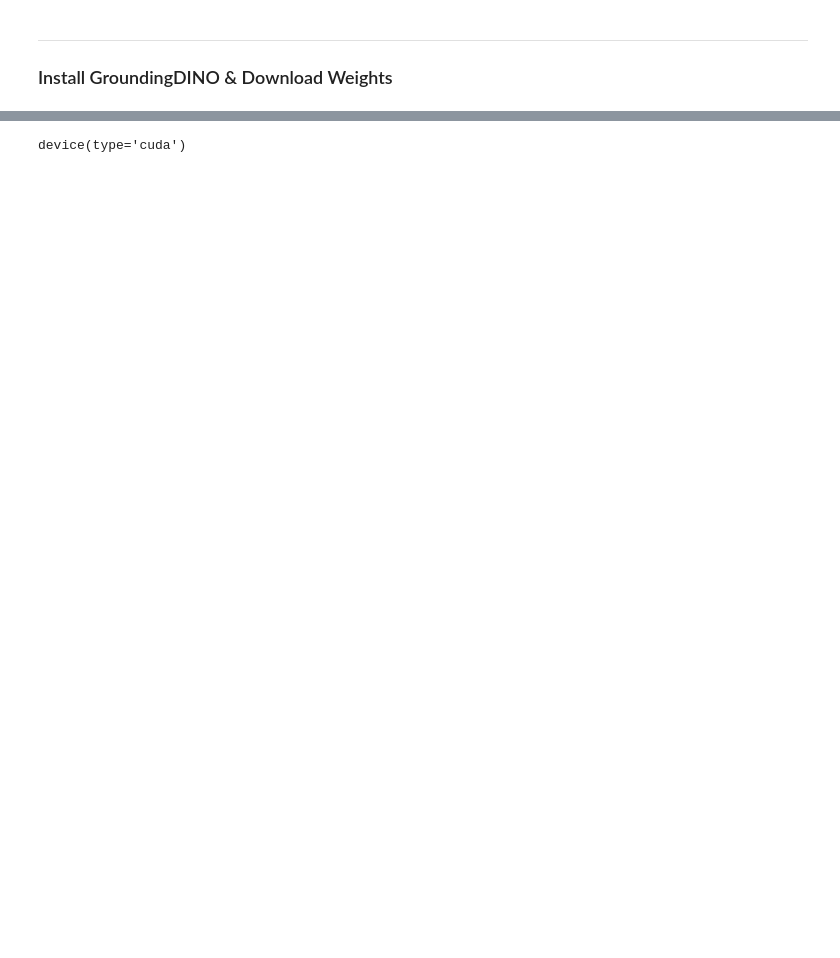
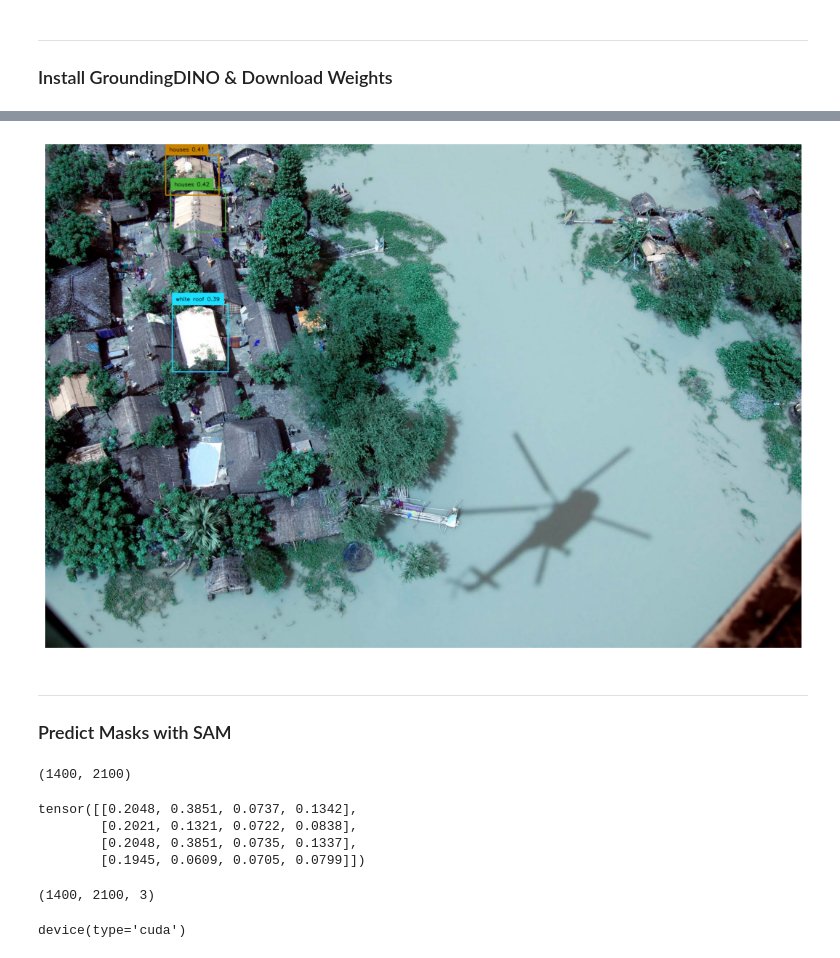
Before and after one commit to tkra90/this-is-cvision, a Jupyter notebook: notebooks/03-sam-plus-grounding-dino.ipynb, the cells around one changed output, grey strips where cells are left out. Saved outputs shown, nothing was run; the diff lists cells and outputs as text; code cells hidden in the pictures; blank space fills up the shorter version.

```diff
--- a/notebooks/03-sam-plus-grounding-dino.ipynb
+++ b/notebooks/03-sam-plus-grounding-dino.ipynb
@@ -84,0 +68,8 @@ mask_generator = SamAutomaticMaskGenerator(sam,
+# %%
+FLOOD_DS_ROOT = '/kaggle/input/flood-area-segmentation'
+BOX_TRESHOLD = 0.35
+TEXT_TRESHOLD = 0.25
+
+image_files = sorted(glob(FLOOD_DS_ROOT+"/Image/*"))
+
+image_source, image = load_image(image_files[7])
@@ -84,0 +79,14 @@ mask_generator = SamAutomaticMaskGenerator(sam,
+# %%
+%%time
+
+TEXT_PROMPT = "houses with white roof "
+
+boxes, logits, phrases = predict(
+    model=dino_model,
+    image=image,
+    caption=TEXT_PROMPT,
+    box_threshold=BOX_TRESHOLD,
+    text_threshold=TEXT_TRESHOLD
+)
+
+annotated_frame = annotate(image_source=image_source, boxes=boxes, logits=logits, phrases=phrases)
@@ -85,3 +96,28 @@ mask_generator = SamAutomaticMaskGenerator(sam,
+# %%
+plt.figure(figsize=(16,9))
+plt.axis('off')
+plt.imshow(annotated_frame);
+# %% [output]
+[figure, added]
+# %% [markdown]
+***
+### Predict Masks with SAM
+# %%
+H,W,_ = image_source.shape
+H,W
+# %% [output]
+(1400, 2100)
+# %%
+boxes
+# %% [output]
+tensor([[0.2048, 0.3851, 0.0737, 0.1342],
+        [0.2021, 0.1321, 0.0722, 0.0838],
+        [0.2048, 0.3851, 0.0735, 0.1337],
+        [0.1945, 0.0609, 0.0705, 0.0799]])
+# %%
+image_source.shape
+# %% [output]
+(1400, 2100, 3)
 # %%
 device
 # %% [output]
```
Also changed, not shown: parts of 16 cells of this notebook, 1 other file.
